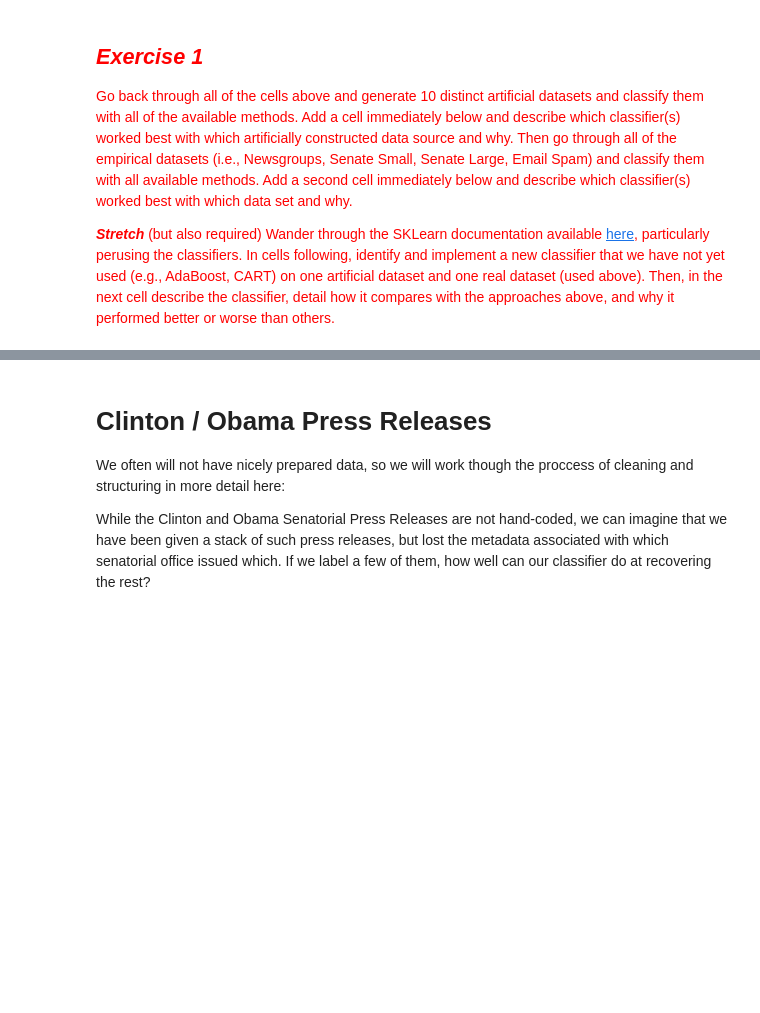
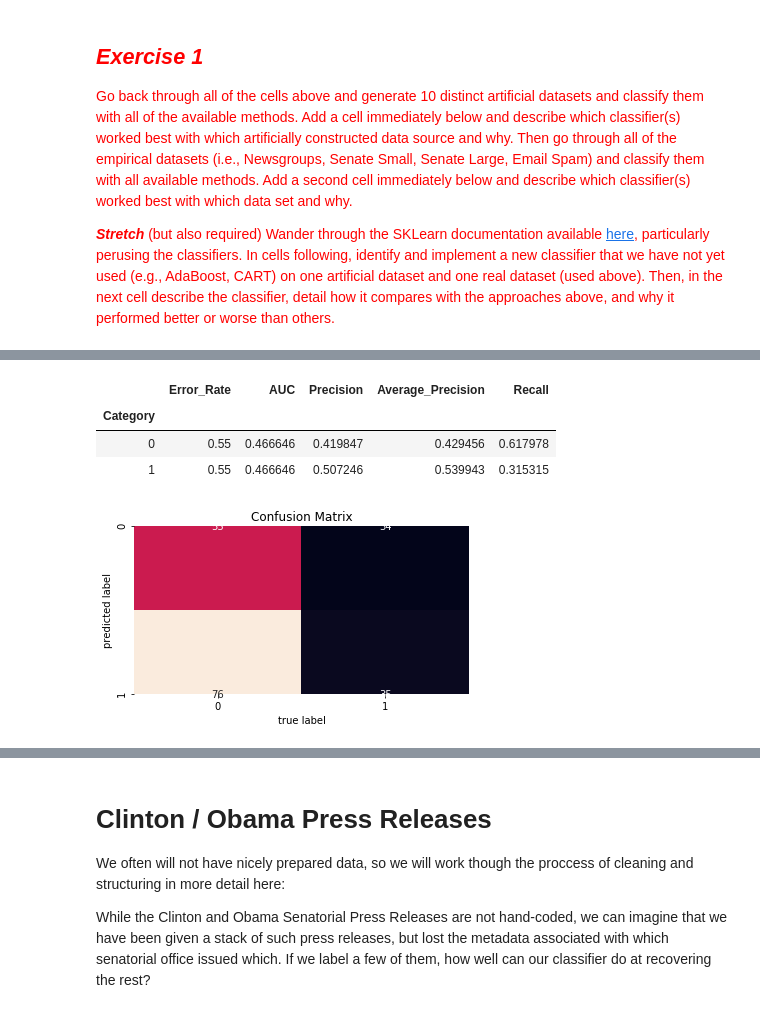
Before and after one commit to iamlaurenbeard/Content-Analysis-2020, a Jupyter notebook: week-3/3-classification-beard.ipynb, the cells around one changed output, grey strips where cells are left out. Saved outputs shown, nothing was run; the diff lists cells and outputs as text; code cells hidden in the pictures; blank space fills up the shorter version.

```diff
--- a/week-3/3-classification-beard.ipynb
+++ b/week-3/3-classification-beard.ipynb
@@ -288,0 +304,11 @@ lucem_illud_2020.plotregions(clf, dfTrain)
+# %%
+lucem_illud_2020.evaluateClassifier(clf_stretchA, dfTest_stretchA)
+# %% [output]
+|  | Error_Rate | AUC | Precision | Average_Precision | Recall |
+| Category |  |  |  |  |  |
+| 0 | 0.55 | 0.466646 | 0.419847 | 0.429456 | 0.617978 |
+| 1 | 0.55 | 0.466646 | 0.507246 | 0.539943 | 0.315315 |
+# %%
+lucem_illud_2020.plotConfusionMatrix(clf_stretchA, dfTest_stretchA)
+# %% [output]
+[figure, added]
```
Also changed, not shown: parts of 37 cells of this notebook.
